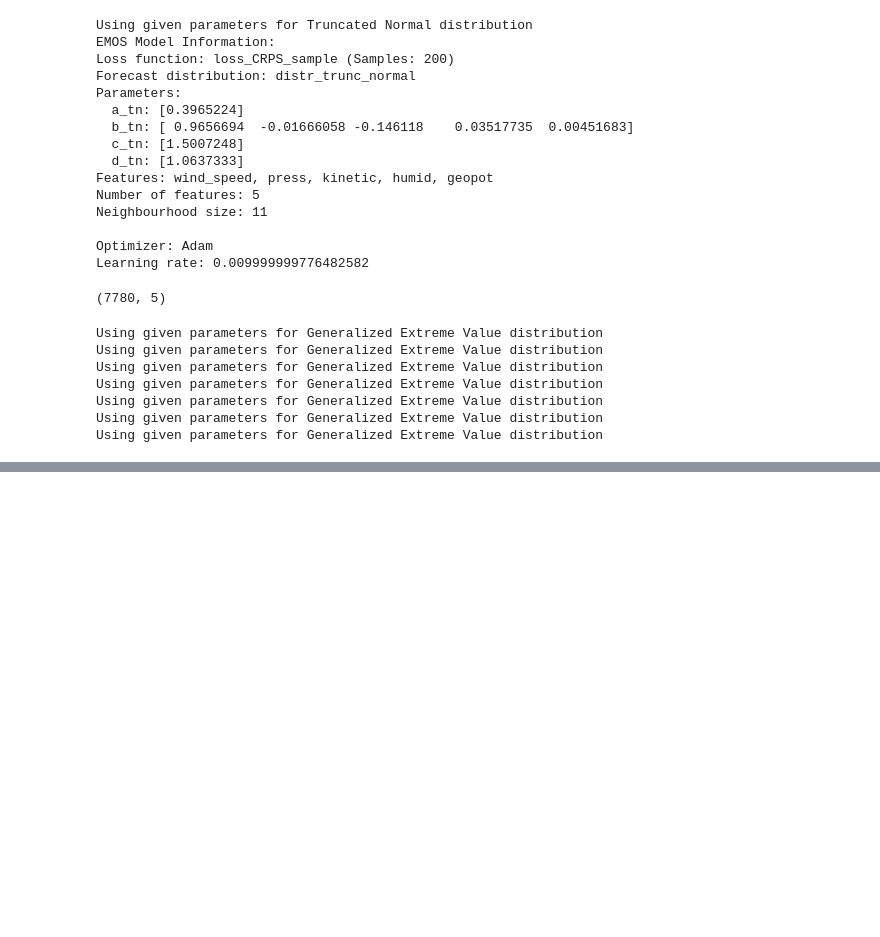
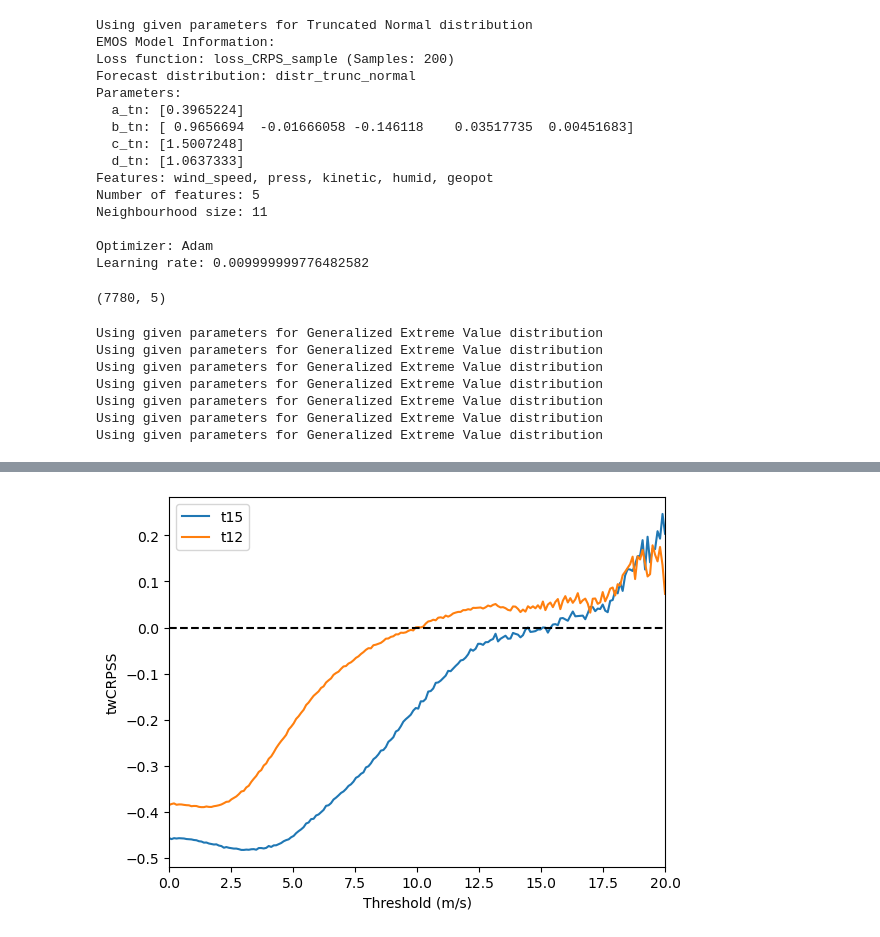
Before and after one commit to SimonHakvoort/thesiscode, a Jupyter notebook: src/emos_results/gev.ipynb, the cells around one changed output, grey strips where cells are left out. Saved outputs shown, nothing was run; the diff lists cells and outputs as text; code cells hidden in the pictures; blank space fills up the shorter version.

```diff
--- a/src/emos_results/gev.ipynb
+++ b/src/emos_results/gev.ipynb
@@ -113,3 +122,5 @@ make_twcrpss_plot(base_model, gev_models, X_test, y_test, variances_test, x_valu
 # %%
-make_twcrpss_plot(base_model, t_models, X_test, y_test, variances_test, x_values, sample_size=2000)
+make_twcrpss_plot(base_model, t_models, X_test, y_test, variances_test, x_values, sample_size=1000)
+# %% [output]
+[figure, added]
 # %%
```
Also changed, not shown: parts of 8 cells of this notebook, 8 other files.
